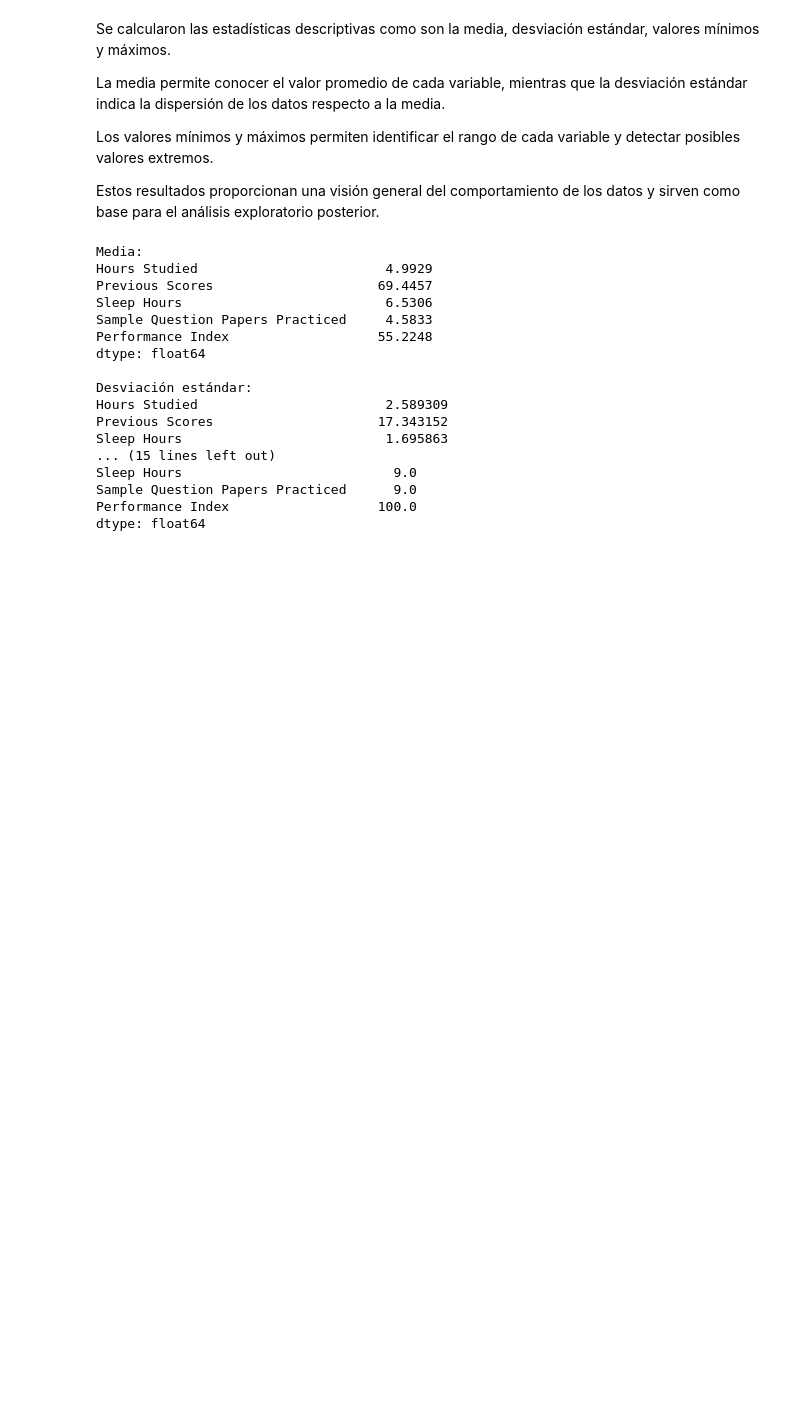
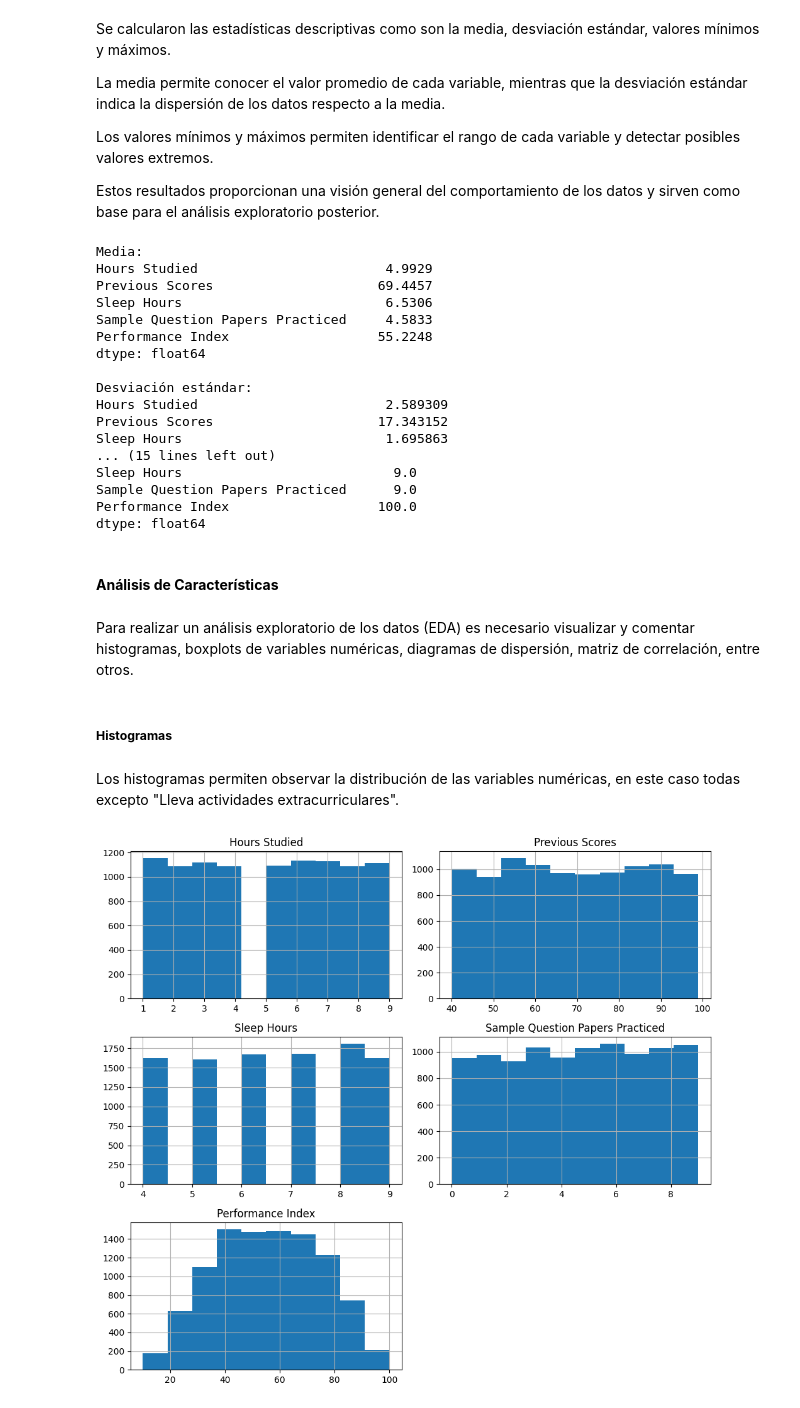
Before and after one commit to ChepeTEC/An-lisis-a-Data-Set-Student-Performance, a Jupyter notebook: Notebook.ipynb, the cells around one changed output. Cells and saved outputs as stored; diff of their text form; code cells hidden in the pictures; blank space fills up the shorter version.

```diff
--- a/Notebook.ipynb
+++ b/Notebook.ipynb
@@ -106,3 +106,19 @@ Sleep Hours                           9.0
 Sample Question Papers Practiced      9.0
 Performance Index                   100.0
 dtype: float64
+# %% [markdown]
+#### **Análisis de Características**
+# %% [markdown]
+Para realizar un análisis exploratorio de los datos (EDA) es necesario visualizar y comentar histogramas, boxplots de variables numéricas, diagramas de dispersión, matriz de correlación, entre otros.
+# %% [markdown]
+##### **Histogramas**
+# %% [markdown]
+Los histogramas permiten observar la distribución de las variables numéricas, en este caso todas excepto "Lleva actividades extracurriculares".
+# %%
+import matplotlib.pyplot as plt
+
+df.hist(figsize=(10,9))
+plt.tight_layout()
+plt.show()
+# %% [output]
+[figure, added]
```
Also changed, not shown: parts of 17 cells of this notebook.
